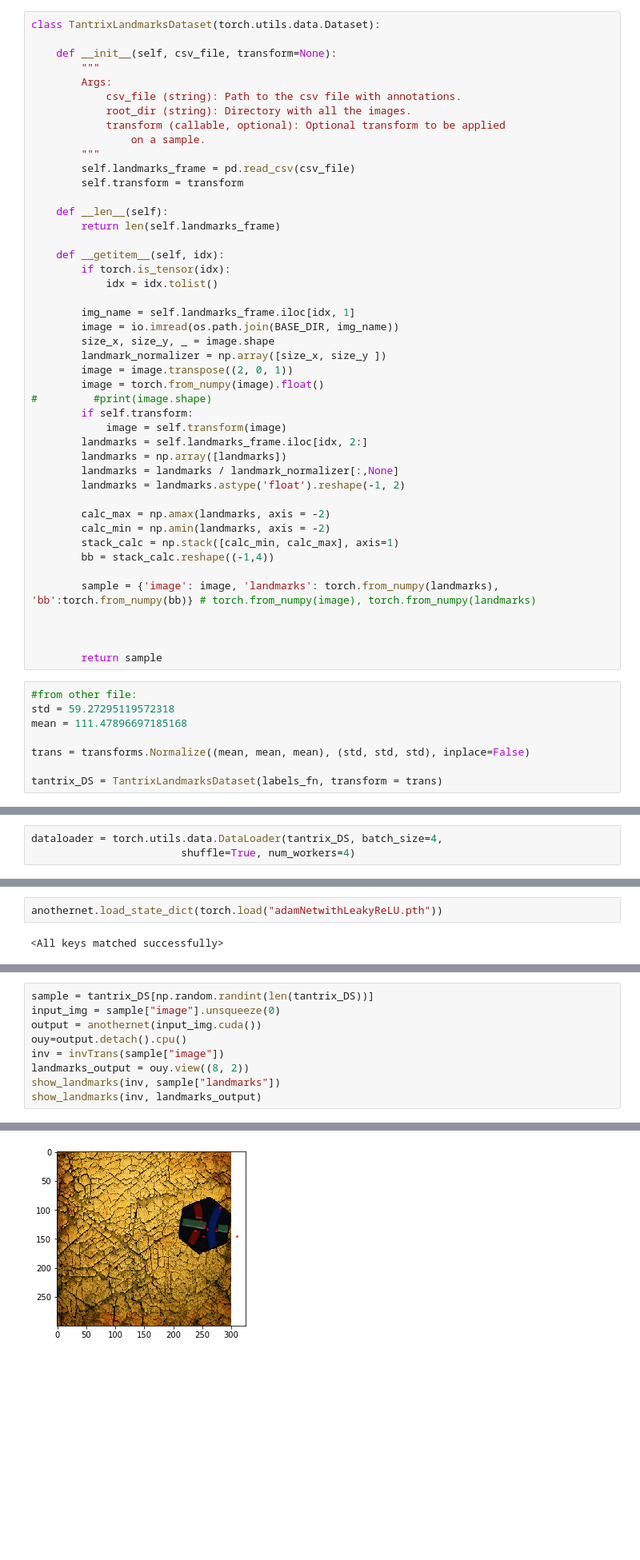
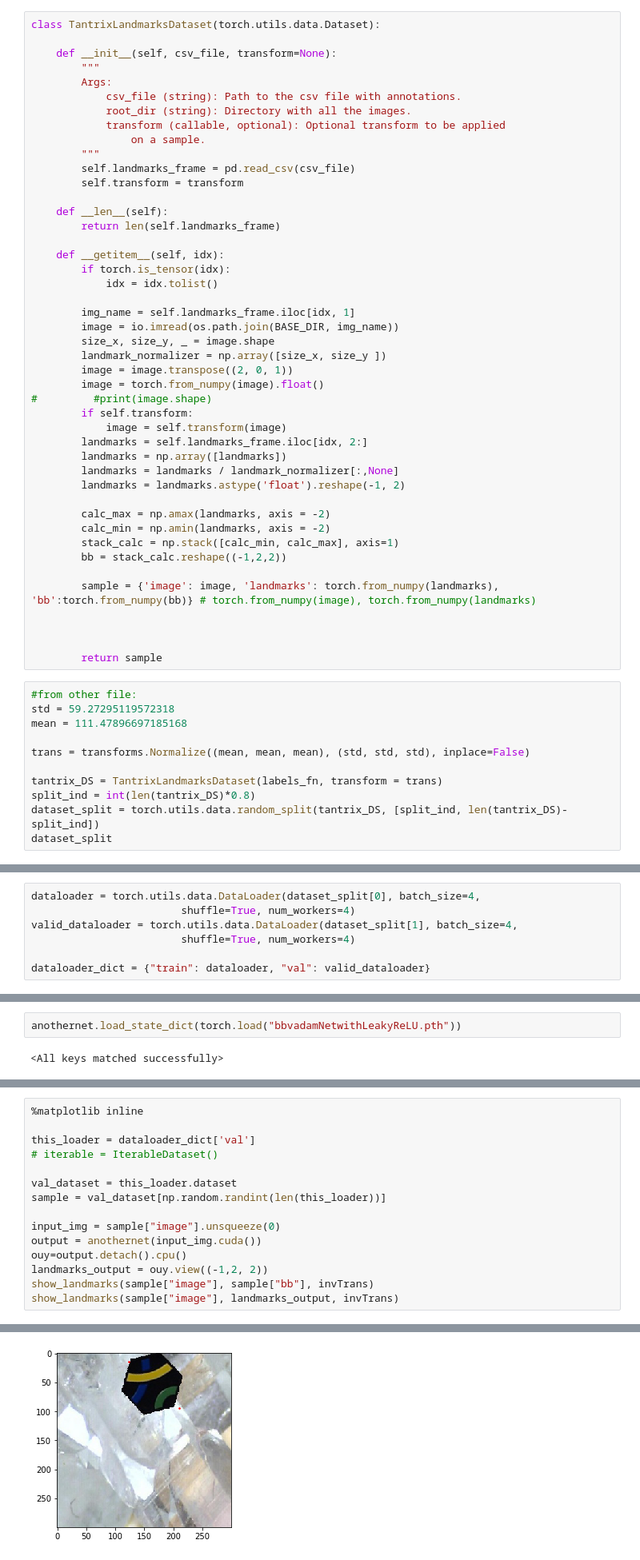
Before and after one commit to mahoyen/tantrix-CV-detect, a Jupyter notebook: computervision-self.ipynb, the cells around one changed output, grey strips where cells are left out. Shown at 80% size. Drawn from its saved outputs; the diff is of its cells as text; blank space fills up the shorter version.

Commit message:
trained network with bounding box

```diff
--- a/computervision-self.ipynb
+++ b/computervision-self.ipynb
@@ -66,7 +69,7 @@ class TantrixLandmarksDataset(torch.utils.data.Dataset):
         calc_max = np.amax(landmarks, axis = -2)
         calc_min = np.amin(landmarks, axis = -2)
         stack_calc = np.stack([calc_min, calc_max], axis=1)
-        bb = stack_calc.reshape((-1,4))
+        bb = stack_calc.reshape((-1,2,2))
 
         sample = {'image': image, 'landmarks': torch.from_numpy(landmarks), 'bb':torch.from_numpy(bb)} # torch.from_numpy(image), torch.from_numpy(landmarks)
 
@@ -81,3 +84,6 @@ mean = 111.47896697185168
 trans = transforms.Normalize((mean, mean, mean), (std, std, std), inplace=False)
 
 tantrix_DS = TantrixLandmarksDataset(labels_fn, transform = trans)
+split_ind = int(len(tantrix_DS)*0.8)
+dataset_split = torch.utils.data.random_split(tantrix_DS, [split_ind, len(tantrix_DS)-split_ind])
+dataset_split
@@ -161,8 +186,12 @@ class ToTensor(object):
         return {'image': torch.from_numpy(image),
                 'landmarks': torch.from_numpy(landmarks)}
 # %%
-dataloader = torch.utils.data.DataLoader(tantrix_DS, batch_size=4,
+dataloader = torch.utils.data.DataLoader(dataset_split[0], batch_size=4,
                         shuffle=True, num_workers=4)
+valid_dataloader = torch.utils.data.DataLoader(dataset_split[1], batch_size=4,
+                        shuffle=True, num_workers=4)
+
+dataloader_dict = {"train": dataloader, "val": valid_dataloader}
 # %%
 import torch.nn as nn
 import torch.nn.functional as F
@@ -284,7 +350,7 @@ torch.save(net.state_dict(), "adamNetwithLeakyReLU.pth")
 # %%
 anothernet = Net()
 # %%
-anothernet.load_state_dict(torch.load("adamNetwithLeakyReLU.pth"))
+anothernet.load_state_dict(torch.load("bbvadamNetwithLeakyReLU.pth"))
 # %% [output]
 <All keys matched successfully>
 # %%
@@ -317,10 +382,16 @@ tensor([[ 77.2917, 157.7906,  73.8591, 149.3164, 107.6532, 141.9608, 115.3398,
 # %%
-sample = tantrix_DS[np.random.randint(len(tantrix_DS))]
+%matplotlib inline
+
+this_loader = dataloader_dict['val']
+# iterable = IterableDataset()
+
+val_dataset = this_loader.dataset
+sample = val_dataset[np.random.randint(len(this_loader))]
+
 input_img = sample["image"].unsqueeze(0)
 output = anothernet(input_img.cuda())
 ouy=output.detach().cpu()
-inv = invTrans(sample["image"])
-landmarks_output = ouy.view((8, 2))
-show_landmarks(inv, sample["landmarks"])
-show_landmarks(inv, landmarks_output)
+landmarks_output = ouy.view((-1,2, 2))
+show_landmarks(sample["image"], sample["bb"], invTrans)
+show_landmarks(sample["image"], landmarks_output, invTrans)
 # %% [output]
@@ -328 +399 @@ show_landmarks(inv, landmarks_output)
-[figure, old version]
+[figure, new version]
```
Also changed, not shown: parts of 15 cells of this notebook, 2 other files.
